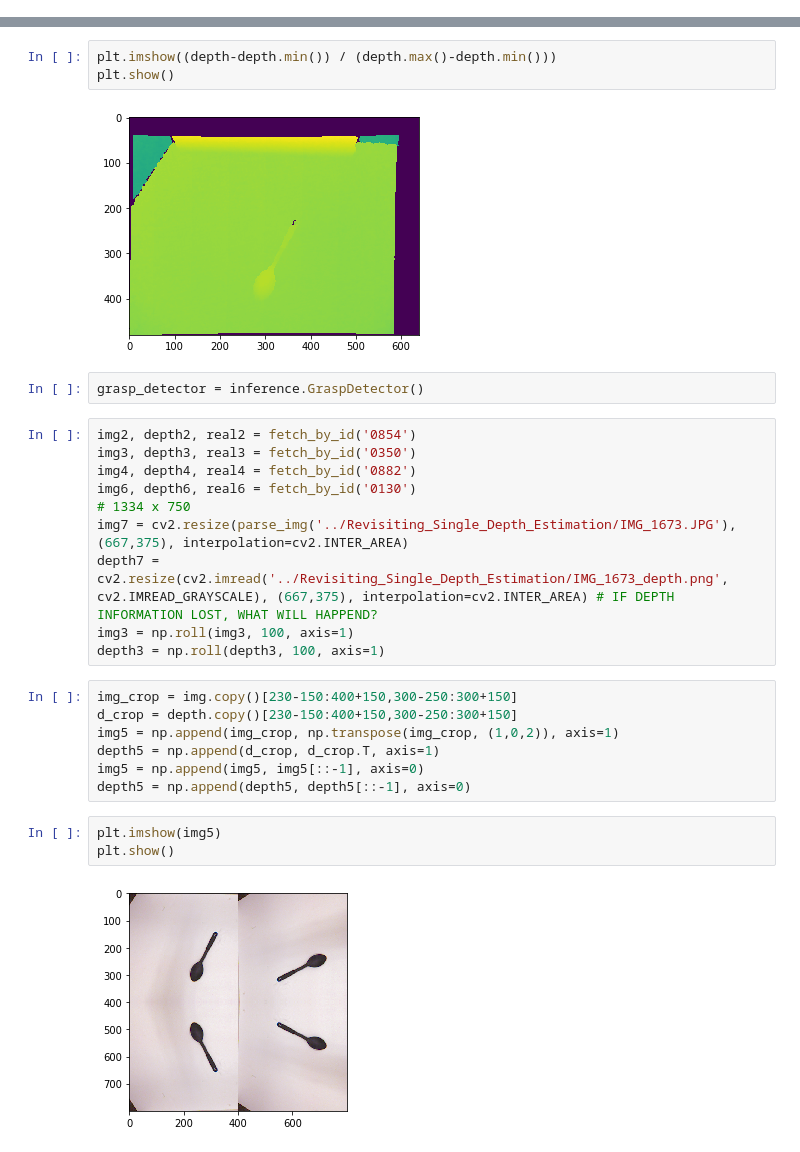
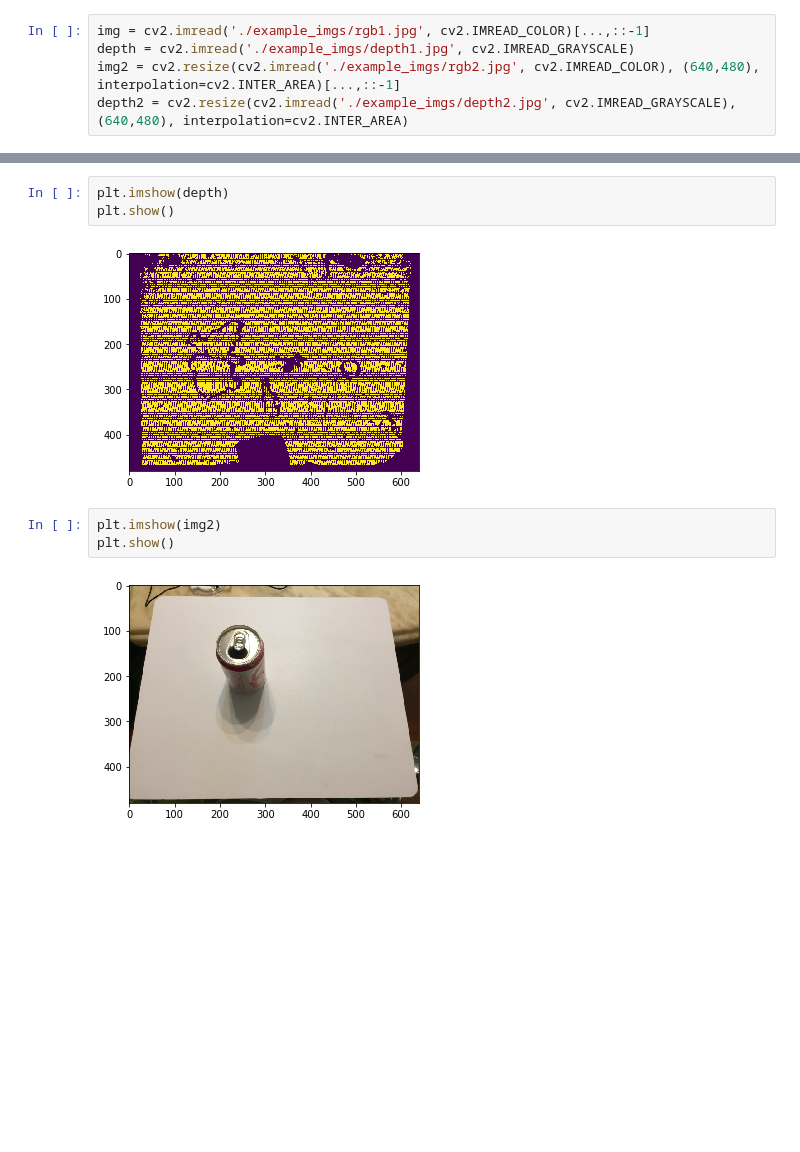
Before and after one commit to peter0749/Planar-Grasping, a Jupyter notebook: inference_test.ipynb, the cells around one changed output, grey strips where cells are left out. Saved outputs shown, nothing was run; the diff lists cells and outputs as text; blank space fills up the shorter version.

Commit message:
add examples

```diff
--- a/inference_test.ipynb
+++ b/inference_test.ipynb
@@ -37,3 +11,8 @@ img, depth, real_bbox = fetch_by_id('0400')
+# %%
+img = cv2.imread('./example_imgs/rgb1.jpg', cv2.IMREAD_COLOR)[...,::-1]
+depth = cv2.imread('./example_imgs/depth1.jpg', cv2.IMREAD_GRAYSCALE)
+img2 = cv2.resize(cv2.imread('./example_imgs/rgb2.jpg', cv2.IMREAD_COLOR), (640,480), interpolation=cv2.INTER_AREA)[...,::-1]
+depth2 = cv2.resize(cv2.imread('./example_imgs/depth2.jpg', cv2.IMREAD_GRAYSCALE), (640,480), interpolation=cv2.INTER_AREA)
 # %%
 plt.imshow(img)
 plt.show()
@@ -42,30 +21,11 @@ plt.show()
 # %%
-plt.imshow((depth-depth.min()) / (depth.max()-depth.min()))
+plt.imshow(depth)
 plt.show()
 # %% [output]
-[figure, old version]
+[figure, new version]
-# %%
-grasp_detector = inference.GraspDetector()
-# %%
-img2, depth2, real2 = fetch_by_id('0854')
-img3, depth3, real3 = fetch_by_id('0350')
-img4, depth4, real4 = fetch_by_id('0882')
-img6, depth6, real6 = fetch_by_id('0130')
-# 1334 x 750
-img7 = cv2.resize(parse_img('../Revisiting_Single_Depth_Estimation/IMG_1673.JPG'), (667,375), interpolation=cv2.INTER_AREA)
-depth7 = cv2.resize(cv2.imread('../Revisiting_Single_Depth_Estimation/IMG_1673_depth.png', cv2.IMREAD_GRAYSCALE), (667,375), interpolation=cv2.INTER_AREA) # IF DEPTH INFORMATION LOST, WHAT WILL HAPPEND?
-img3 = np.roll(img3, 100, axis=1)
-depth3 = np.roll(depth3, 100, axis=1)
-# %%
-img_crop = img.copy()[230-150:400+150,300-250:300+150]
-d_crop = depth.copy()[230-150:400+150,300-250:300+150]
-img5 = np.append(img_crop, np.transpose(img_crop, (1,0,2)), axis=1)
-depth5 = np.append(d_crop, d_crop.T, axis=1)
-img5 = np.append(img5, img5[::-1], axis=0)
-depth5 = np.append(depth5, depth5[::-1], axis=0)
 # %%
-plt.imshow(img5)
+plt.imshow(img2)
 plt.show()
 # %% [output]
-[figure, old version]
+[figure, new version]
 # %%
```
Also changed, not shown: parts of 16 cells of this notebook, 4 other files.
